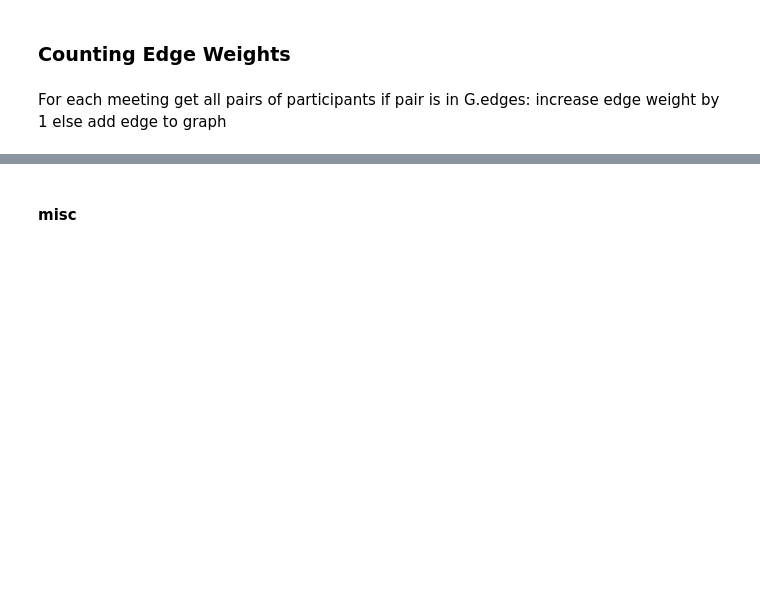
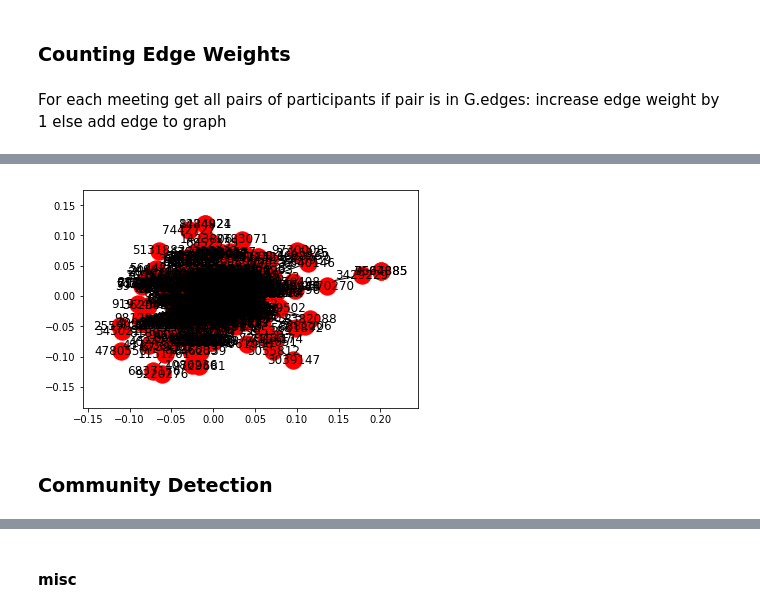
Before and after one commit to Nadinma/graph_project, a Jupyter notebook: graph_serach_project.ipynb, the cells around one changed output, grey strips where cells are left out. Cells and saved outputs as stored; diff of their text form; code cells hidden in the pictures; blank space fills up the shorter version.

```diff
--- a/graph_serach_project.ipynb
+++ b/graph_serach_project.ipynb
@@ -247,0 +275,2 @@ for u,v,d in G_mat.edges(data=True):
+# %%
+G_sub=list(nx.connected_component_subgraphs(G))[0]
@@ -247,0 +281,6 @@ for u,v,d in G_mat.edges(data=True):
+# %%
+nx.draw_networkx(G_sub, pos=start_pos)
+# %% [output]
+[figure, added]
+# %% [markdown]
+### Community Detection
```
Also changed, not shown: parts of 44 cells of this notebook, 1 other file.
